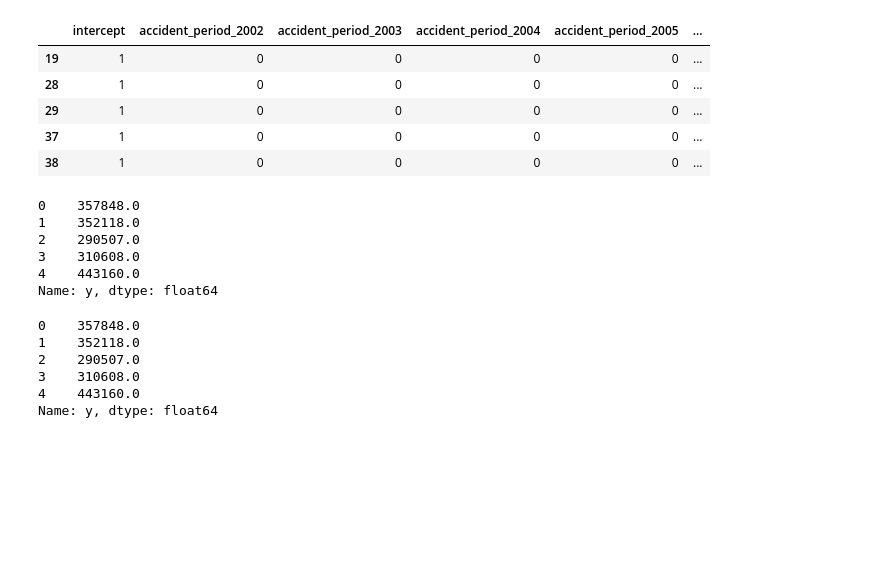
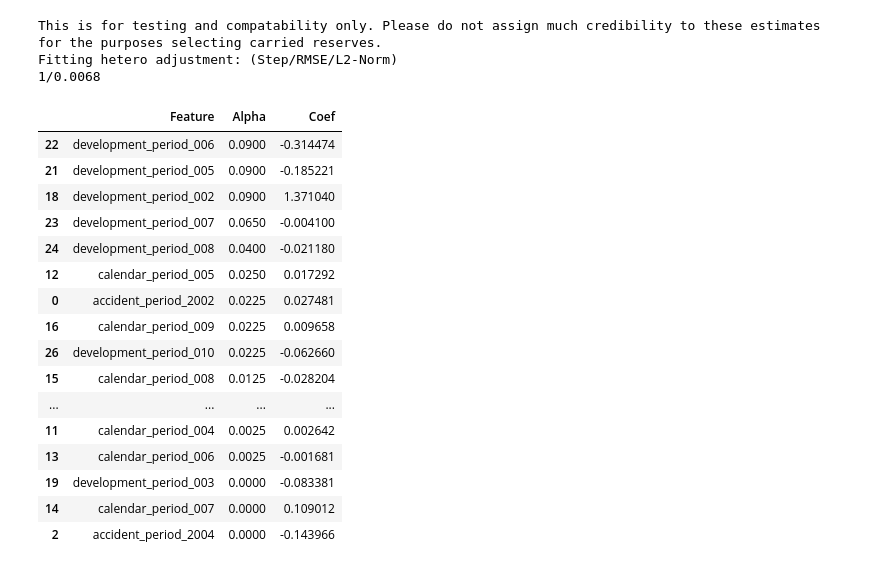
Before and after one commit to rocky-reserving/rocky, a Jupyter notebook: rocky-app/src/rocky/loglinear-dev.ipynb, the cells around one changed output. Saved outputs shown, nothing was run; the diff lists cells and outputs as text; code cells hidden in the pictures; blank space fills up the shorter version.

Commit message:
checkpoint before updating triangle script

```diff
--- a/rocky-app/src/rocky/loglinear-dev.ipynb
+++ b/rocky-app/src/rocky/loglinear-dev.ipynb
@@ -37,27 +22,25 @@ ll.X_train.head()
-# %%
-ll.X_forecast.head()
-# %% [output]
-|  | intercept | accident_period_2002 | accident_period_2003 | accident_period_2004 | accident_period_2005 | ... |
-| 19 | 1 | 0 | 0 | 0 | 0 | ... |
-| 28 | 1 | 0 | 0 | 0 | 0 | ... |
-| 29 | 1 | 0 | 0 | 0 | 0 | ... |
-| 37 | 1 | 0 | 0 | 0 | 0 | ... |
-| 38 | 1 | 0 | 0 | 0 | 0 | ... |
-# %%
-ll.y_train[:5]
-# %% [output]
-0    357848.0
-1    352118.0
-2    290507.0
-3    310608.0
-4    443160.0
-Name: y, dtype: float64
-# %%
-ll.GetY('train', log=False)[:5]
-# %% [output]
-0    357848.0
-1    352118.0
-2    290507.0
-3    310608.0
-4    443160.0
-Name: y, dtype: float64
+# %%
+# Create a Rocky object
+rky = rocky()
+
+# add triangle
+# rocky_inputs_file = r"O:\PARM\Individual folders\A Weaver\Reserving\rocky\rocky-inputs.xlsx"
+# rky.FromExcel(filename=rocky_inputs_file, sheet_name='triangle', id='paid_loss')
+rky.SampleTri('taylor_ashe')
+
+# add model
+rky.AddModel('icrfs', model_class='loglinear', tri=rky.paid_loss, use_cal=True, plot_width=None)
+
+# set hyperparameters
+rky.icrfs.SetHyperparameters(alpha=0.05, l1_ratio=0.1)
+
+# fit model
+rky.icrfs.Fit()
+
+# basic hetero adjustment (one-step, no cross-validation,
+# just one parameter per development period)
+rky.icrfs.FitHetero()
+# %% [output]
+This is for testing and compatability only. Please do not assign much credibility to these estimates for the purposes selecting carried reserves.
+Fitting hetero adjustment: (Step/RMSE/L2-Norm)
+1/0.0068
@@ -63,0 +98,23 @@ Name: y, dtype: float64
+# %%
+X = rky.icrfs.GetX('train')
+y = rky.icrfs.GetY('train')
+df = lasso_path(X, y)
+df
+# %% [output]
+|  | Feature | Alpha | Coef |
+| 22 | development_period_006 | 0.0900 | -0.314474 |
+| 21 | development_period_005 | 0.0900 | -0.185221 |
+| 18 | development_period_002 | 0.0900 | 1.371040 |
+| 23 | development_period_007 | 0.0650 | -0.004100 |
+| 24 | development_period_008 | 0.0400 | -0.021180 |
+| 12 | calendar_period_005 | 0.0250 | 0.017292 |
+| 0 | accident_period_2002 | 0.0225 | 0.027481 |
+| 16 | calendar_period_009 | 0.0225 | 0.009658 |
+| 26 | development_period_010 | 0.0225 | -0.062660 |
+| 15 | calendar_period_008 | 0.0125 | -0.028204 |
+| ... | ... | ... | ... |
+| 11 | calendar_period_004 | 0.0025 | 0.002642 |
+| 13 | calendar_period_006 | 0.0025 | -0.001681 |
+| 19 | development_period_003 | 0.0000 | -0.083381 |
+| 14 | calendar_period_007 | 0.0000 | 0.109012 |
+| 2 | accident_period_2004 | 0.0000 | -0.143966 |
```
Also changed, not shown: parts of 5 cells of this notebook, 2 other files.
